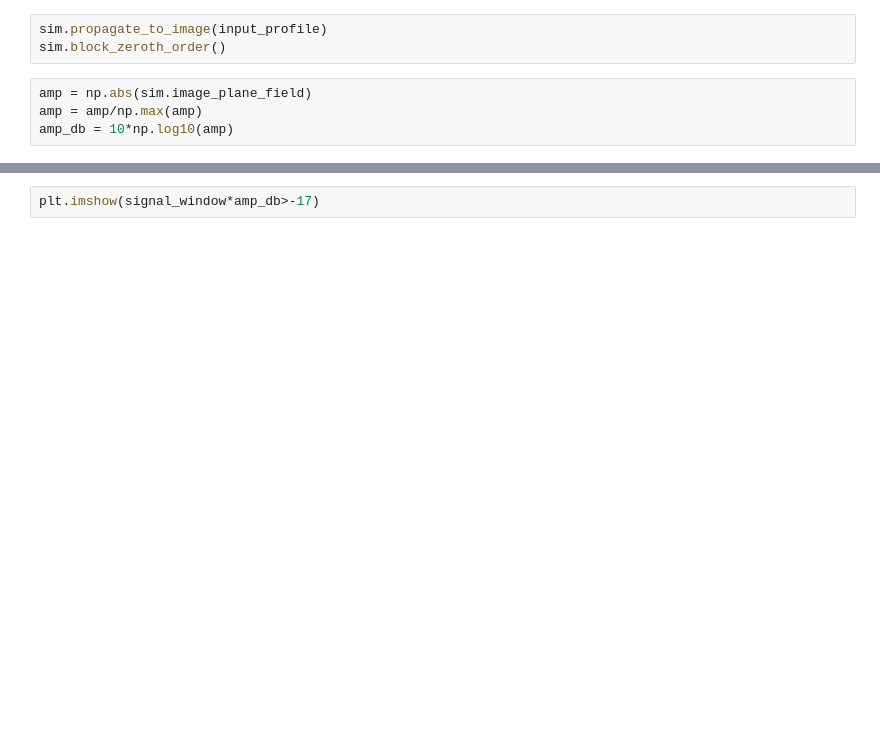
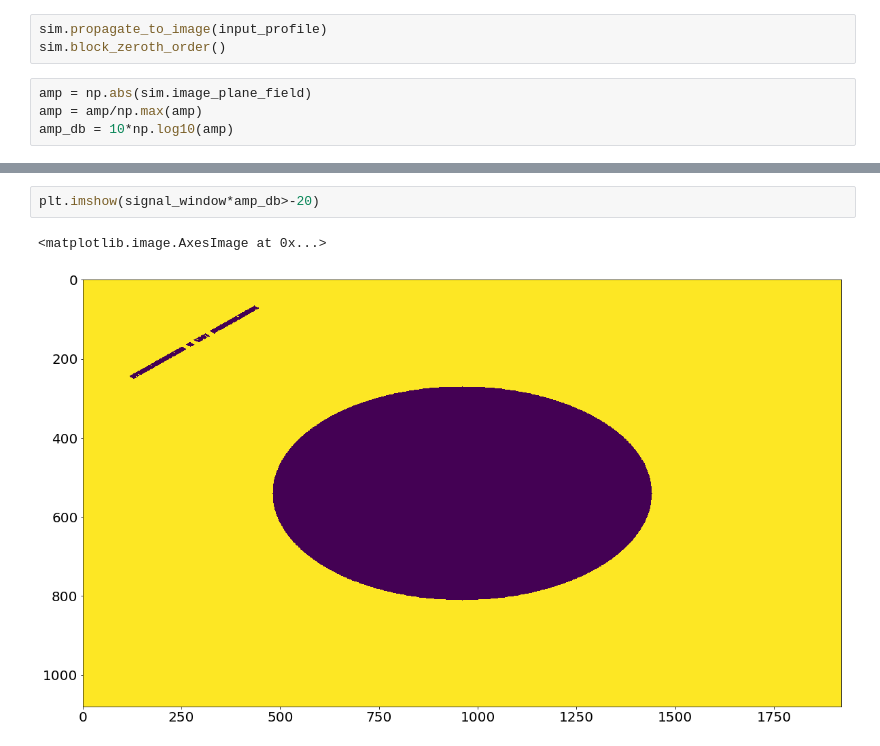
Before and after one commit to QITI/pySLM-example, a Jupyter notebook: cylindrical.ipynb, the cells around one changed output, grey strips where cells are left out. Saved outputs shown, nothing was run; the diff lists cells and outputs as text; blank space fills up the shorter version.

```diff
--- a/cylindrical.ipynb
+++ b/cylindrical.ipynb
@@ -53,2 +73,5 @@ plt.imshow(amp_db>-17)
 # %%
-plt.imshow(signal_window*amp_db>-17)
+plt.imshow(signal_window*amp_db>-20)
+# %% [output]
+<matplotlib.image.AxesImage at 0x...>
+[figure, added]
```
Also changed, not shown: parts of 10 cells of this notebook.
